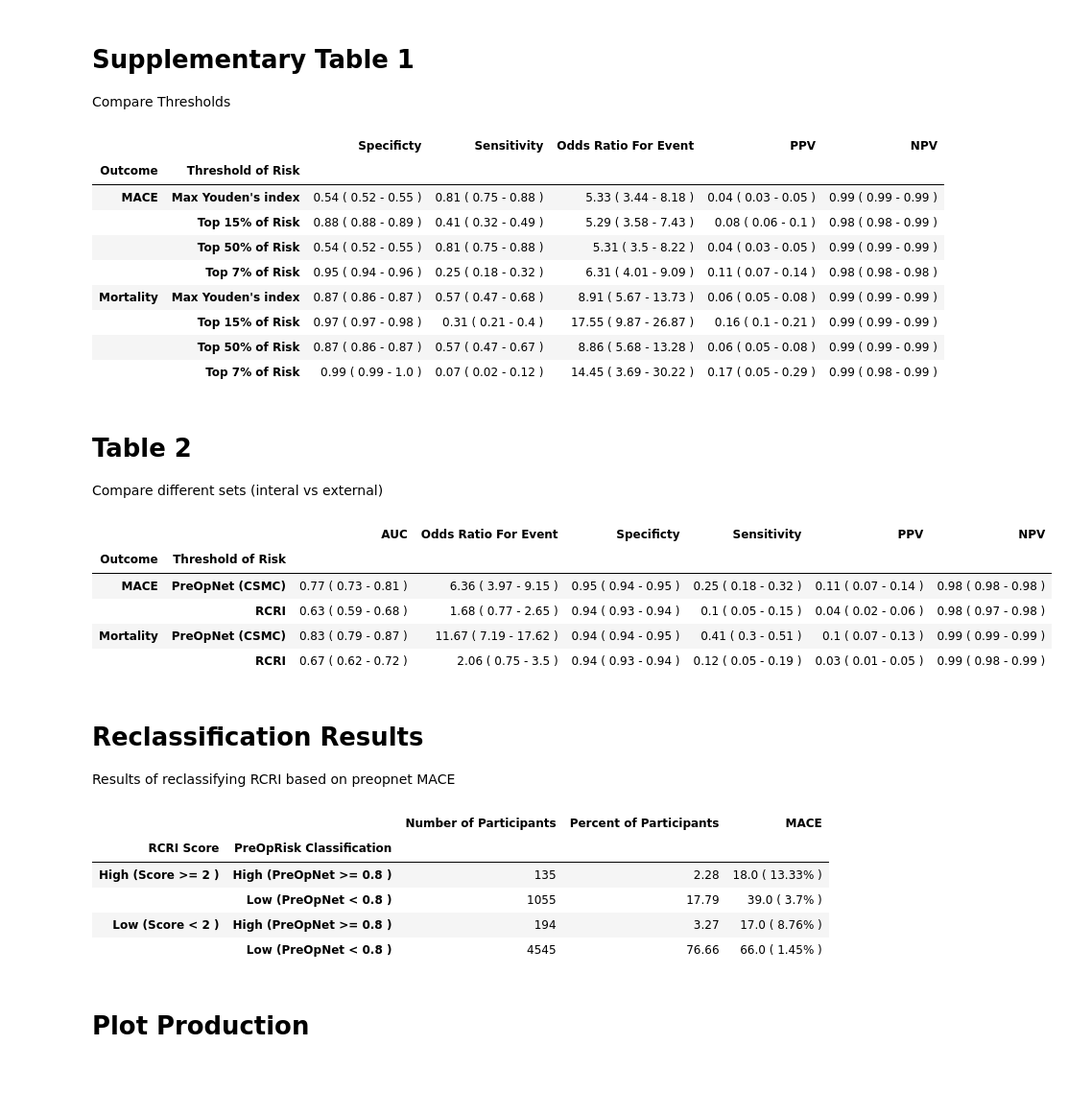
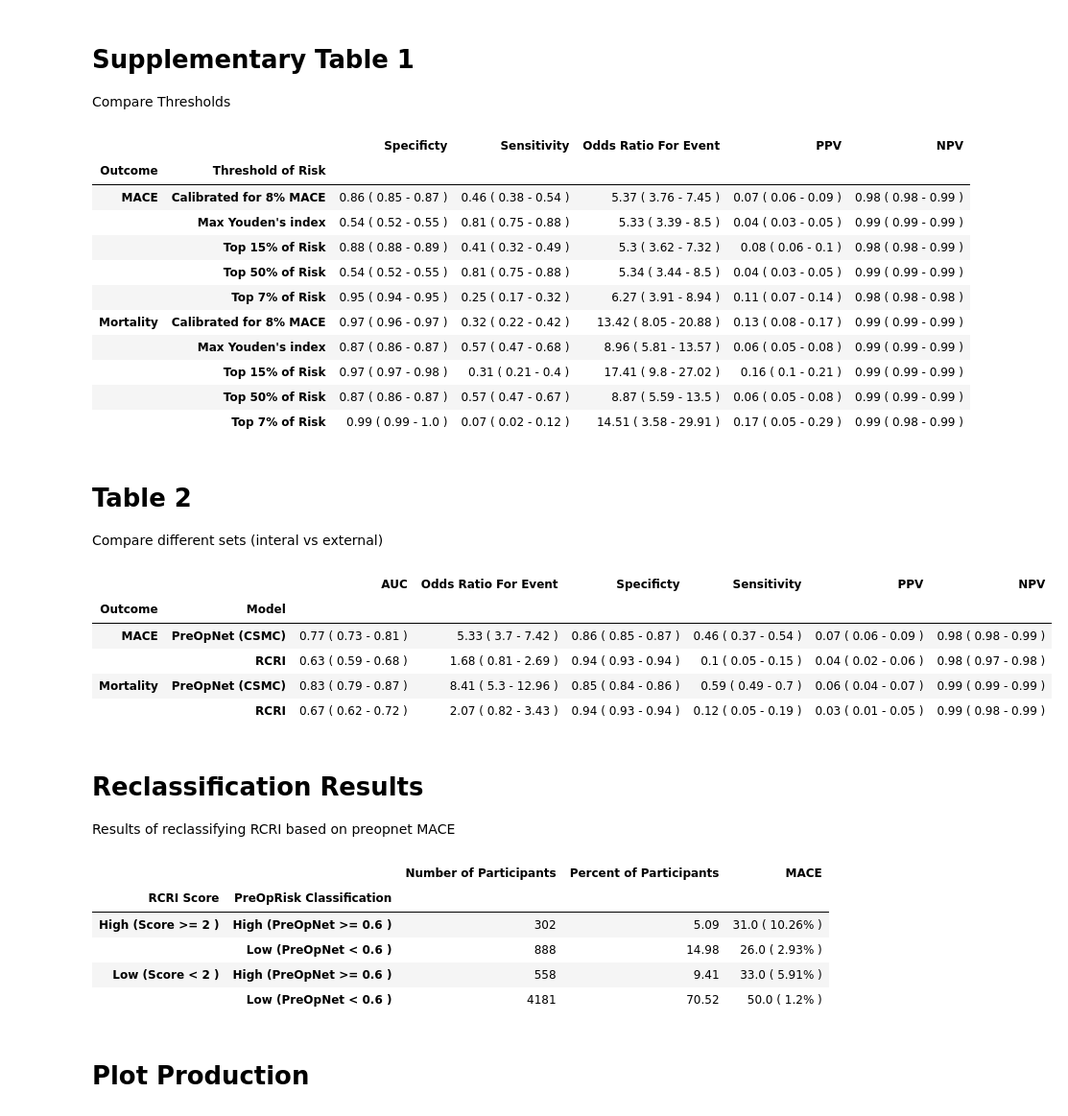
Before and after one commit to ecg-net/PreOpNet, a Jupyter notebook: Model Performance Analysis.ipynb, the cells around one changed output. Shown: that part at 96% size. Cells and saved outputs as stored; diff of their text form; code cells hidden in the pictures; blank space fills up the shorter version.

```diff
--- a/Model Performance Analysis.ipynb
+++ b/Model Performance Analysis.ipynb
@@ -22,6 +22,7 @@ test = pd.read_csv("Test Set.csv")
 # %%
 threshold_of_risk = { # MACE, Mortality. All numbers derrived from VAL
     'Top 7% of Risk':[0.8012191462516784,0.5127009725570678],
+    'Calibrated for 8% MACE':[0.60105045,0.28922762],
     'Top 15% of Risk':[0.6455605030059813,0.3352705240249634],
     'Top 50% of Risk':[0.327571839094162,0.07675295323133469],
     "Max Youden's index":[0.32820358872413635,0.2416664808988571]
@@ -29,8 +30,8 @@ threshold_of_risk = { # MACE, Mortality. All numbers derrived from VAL
 # %% [markdown]
 # Specify Thresholds for mortality and mace and RCRI
 # %%
-pre_opnet_thresh_mort = threshold_of_risk['Top 7% of Risk'][1]
-pre_opnet_thresh_mace = threshold_of_risk['Top 7% of Risk'][0]
+pre_opnet_thresh_mort = threshold_of_risk['Calibrated for 8% MACE'][1]
+pre_opnet_thresh_mace = threshold_of_risk['Calibrated for 8% MACE'][0]
 rcri_thresh = 2
 # %%
 def auprc(y,x):
@@ -127,14 +128,16 @@ suptable1.groupby(['Outcome','Threshold of Risk']).first()
 # %% [output]
 |  |  | Specificty | Sensitivity | Odds Ratio For Event | PPV | NPV |
 | Outcome | Threshold of Risk |  |  |  |  |  |
-| MACE | Max Youden's index | 0.54 ( 0.52 - 0.55 ) | 0.81 ( 0.75 - 0.88 ) | 5.33 ( 3.44 - 8.18 ) | 0.04 ( 0.03 - 0.05 ) | 0.99 ( 0.99 - 0.99 ) |
-|  | Top 15% of Risk | 0.88 ( 0.88 - 0.89 ) | 0.41 ( 0.32 - 0.49 ) | 5.29 ( 3.58 - 7.43 ) | 0.08 ( 0.06 - 0.1 ) | 0.98 ( 0.98 - 0.99 ) |
-|  | Top 50% of Risk | 0.54 ( 0.52 - 0.55 ) | 0.81 ( 0.75 - 0.88 ) | 5.31 ( 3.5 - 8.22 ) | 0.04 ( 0.03 - 0.05 ) | 0.99 ( 0.99 - 0.99 ) |
-|  | Top 7% of Risk | 0.95 ( 0.94 - 0.96 ) | 0.25 ( 0.18 - 0.32 ) | 6.31 ( 4.01 - 9.09 ) | 0.11 ( 0.07 - 0.14 ) | 0.98 ( 0.98 - 0.98 ) |
-| Mortality | Max Youden's index | 0.87 ( 0.86 - 0.87 ) | 0.57 ( 0.47 - 0.68 ) | 8.91 ( 5.67 - 13.73 ) | 0.06 ( 0.05 - 0.08 ) | 0.99 ( 0.99 - 0.99 ) |
-|  | Top 15% of Risk | 0.97 ( 0.97 - 0.98 ) | 0.31 ( 0.21 - 0.4 ) | 17.55 ( 9.87 - 26.87 ) | 0.16 ( 0.1 - 0.21 ) | 0.99 ( 0.99 - 0.99 ) |
-|  | Top 50% of Risk | 0.87 ( 0.86 - 0.87 ) | 0.57 ( 0.47 - 0.67 ) | 8.86 ( 5.68 - 13.28 ) | 0.06 ( 0.05 - 0.08 ) | 0.99 ( 0.99 - 0.99 ) |
-|  | Top 7% of Risk | 0.99 ( 0.99 - 1.0 ) | 0.07 ( 0.02 - 0.12 ) | 14.45 ( 3.69 - 30.22 ) | 0.17 ( 0.05 - 0.29 ) | 0.99 ( 0.98 - 0.99 ) |
+| MACE | Calibrated for 8% MACE | 0.86 ( 0.85 - 0.87 ) | 0.46 ( 0.38 - 0.54 ) | 5.37 ( 3.76 - 7.45 ) | 0.07 ( 0.06 - 0.09 ) | 0.98 ( 0.98 - 0.99 ) |
+|  | Max Youden's index | 0.54 ( 0.52 - 0.55 ) | 0.81 ( 0.75 - 0.88 ) | 5.33 ( 3.39 - 8.5 ) | 0.04 ( 0.03 - 0.05 ) | 0.99 ( 0.99 - 0.99 ) |
+|  | Top 15% of Risk | 0.88 ( 0.88 - 0.89 ) | 0.41 ( 0.32 - 0.49 ) | 5.3 ( 3.62 - 7.32 ) | 0.08 ( 0.06 - 0.1 ) | 0.98 ( 0.98 - 0.99 ) |
+|  | Top 50% of Risk | 0.54 ( 0.52 - 0.55 ) | 0.81 ( 0.75 - 0.88 ) | 5.34 ( 3.44 - 8.5 ) | 0.04 ( 0.03 - 0.05 ) | 0.99 ( 0.99 - 0.99 ) |
+|  | Top 7% of Risk | 0.95 ( 0.94 - 0.95 ) | 0.25 ( 0.17 - 0.32 ) | 6.27 ( 3.91 - 8.94 ) | 0.11 ( 0.07 - 0.14 ) | 0.98 ( 0.98 - 0.98 ) |
+| Mortality | Calibrated for 8% MACE | 0.97 ( 0.96 - 0.97 ) | 0.32 ( 0.22 - 0.42 ) | 13.42 ( 8.05 - 20.88 ) | 0.13 ( 0.08 - 0.17 ) | 0.99 ( 0.99 - 0.99 ) |
+|  | Max Youden's index | 0.87 ( 0.86 - 0.87 ) | 0.57 ( 0.47 - 0.68 ) | 8.96 ( 5.81 - 13.57 ) | 0.06 ( 0.05 - 0.08 ) | 0.99 ( 0.99 - 0.99 ) |
+|  | Top 15% of Risk | 0.97 ( 0.97 - 0.98 ) | 0.31 ( 0.21 - 0.4 ) | 17.41 ( 9.8 - 27.02 ) | 0.16 ( 0.1 - 0.21 ) | 0.99 ( 0.99 - 0.99 ) |
+|  | Top 50% of Risk | 0.87 ( 0.86 - 0.87 ) | 0.57 ( 0.47 - 0.67 ) | 8.87 ( 5.59 - 13.5 ) | 0.06 ( 0.05 - 0.08 ) | 0.99 ( 0.99 - 0.99 ) |
+|  | Top 7% of Risk | 0.99 ( 0.99 - 1.0 ) | 0.07 ( 0.02 - 0.12 ) | 14.51 ( 3.58 - 29.91 ) | 0.17 ( 0.05 - 0.29 ) | 0.99 ( 0.98 - 0.99 ) |
 # %% [markdown]
 # Table 2
 
@@ -167,40 +170,40 @@ for mod_out in tqdm(model_outcome):
             x,y = test['MACE'],test['RCRI_Score']
     else:
         if 'Mortality' in out:
             thresh = pre_opnet_thresh_mort
             if 'CSMC' in model:
                 x,y = test['Mort'],test['Mort_pred']
 
         if 'MACE' in out:
             thresh = pre_opnet_thresh_mace
             if 'CSMC' in model:
                 x,y = test['MACE'],1*test['MACE_pred']
 
 
     sens,spec,f1,oddr,PPV,NPV,aucs = bootstrap(x,y,thresh)
 
 
     outcome_df.append(out)
     model_df.append(model)
     auc_df.append(textify(aucs))
     Specificity_df.append(textify(spec))
     Sens_df.append(textify(sens))
     oddr_df.append(textify(oddr))
     ppv_df.append(textify(PPV))
     npv_df.append(textify(NPV))
-table2 = pd.DataFrame({"Outcome":outcome_df,"Threshold of Risk":model_df,'AUC':auc_df,
+table2 = pd.DataFrame({"Outcome":outcome_df,"Model":model_df,'AUC':auc_df,
                        'Odds Ratio For Event':oddr_df,
                       'Specificty':Specificity_df,'Sensitivity':Sens_df,
                       'PPV':ppv_df,'NPV':npv_df}
                      )
-table2.groupby(['Outcome','Threshold of Risk']).first()
+table2.groupby(['Outcome','Model']).first()
 # %% [output]
 |  |  | AUC | Odds Ratio For Event | Specificty | Sensitivity | PPV | NPV |
-| Outcome | Threshold of Risk |  |  |  |  |  |  |
-| MACE | PreOpNet (CSMC) | 0.77 ( 0.73 - 0.81 ) | 6.36 ( 3.97 - 9.15 ) | 0.95 ( 0.94 - 0.95 ) | 0.25 ( 0.18 - 0.32 ) | 0.11 ( 0.07 - 0.14 ) | 0.98 ( 0.98 - 0.98 ) |
-|  | RCRI | 0.63 ( 0.59 - 0.68 ) | 1.68 ( 0.77 - 2.65 ) | 0.94 ( 0.93 - 0.94 ) | 0.1 ( 0.05 - 0.15 ) | 0.04 ( 0.02 - 0.06 ) | 0.98 ( 0.97 - 0.98 ) |
-| Mortality | PreOpNet (CSMC) | 0.83 ( 0.79 - 0.87 ) | 11.67 ( 7.19 - 17.62 ) | 0.94 ( 0.94 - 0.95 ) | 0.41 ( 0.3 - 0.51 ) | 0.1 ( 0.07 - 0.13 ) | 0.99 ( 0.99 - 0.99 ) |
-|  | RCRI | 0.67 ( 0.62 - 0.72 ) | 2.06 ( 0.75 - 3.5 ) | 0.94 ( 0.93 - 0.94 ) | 0.12 ( 0.05 - 0.19 ) | 0.03 ( 0.01 - 0.05 ) | 0.99 ( 0.98 - 0.99 ) |
+| Outcome | Model |  |  |  |  |  |  |
+| MACE | PreOpNet (CSMC) | 0.77 ( 0.73 - 0.81 ) | 5.33 ( 3.7 - 7.42 ) | 0.86 ( 0.85 - 0.87 ) | 0.46 ( 0.37 - 0.54 ) | 0.07 ( 0.06 - 0.09 ) | 0.98 ( 0.98 - 0.99 ) |
+|  | RCRI | 0.63 ( 0.59 - 0.68 ) | 1.68 ( 0.81 - 2.69 ) | 0.94 ( 0.93 - 0.94 ) | 0.1 ( 0.05 - 0.15 ) | 0.04 ( 0.02 - 0.06 ) | 0.98 ( 0.97 - 0.98 ) |
+| Mortality | PreOpNet (CSMC) | 0.83 ( 0.79 - 0.87 ) | 8.41 ( 5.3 - 12.96 ) | 0.85 ( 0.84 - 0.86 ) | 0.59 ( 0.49 - 0.7 ) | 0.06 ( 0.04 - 0.07 ) | 0.99 ( 0.99 - 0.99 ) |
+|  | RCRI | 0.67 ( 0.62 - 0.72 ) | 2.07 ( 0.82 - 3.43 ) | 0.94 ( 0.93 - 0.94 ) | 0.12 ( 0.05 - 0.19 ) | 0.03 ( 0.01 - 0.05 ) | 0.99 ( 0.98 - 0.99 ) |
 # %% [markdown]
 # Reclassification Results
 
@@ -250,10 +253,10 @@ reclass.groupby(['RCRI Score','PreOpRisk Classification']).first()
 # %% [output]
 |  |  | Number of Participants | Percent of Participants | MACE |
 | RCRI Score | PreOpRisk Classification |  |  |  |
-| High (Score >= 2 ) | High (PreOpNet >= 0.8 ) | 135 | 2.28 | 18.0 ( 13.33% ) |
-|  | Low (PreOpNet < 0.8 ) | 1055 | 17.79 | 39.0 ( 3.7% ) |
-| Low (Score < 2 ) | High (PreOpNet >= 0.8 ) | 194 | 3.27 | 17.0 ( 8.76% ) |
-|  | Low (PreOpNet < 0.8 ) | 4545 | 76.66 | 66.0 ( 1.45% ) |
+| High (Score >= 2 ) | High (PreOpNet >= 0.6 ) | 302 | 5.09 | 31.0 ( 10.26% ) |
+|  | Low (PreOpNet < 0.6 ) | 888 | 14.98 | 26.0 ( 2.93% ) |
+| Low (Score < 2 ) | High (PreOpNet >= 0.6 ) | 558 | 9.41 | 33.0 ( 5.91% ) |
+|  | Low (PreOpNet < 0.6 ) | 4181 | 70.52 | 50.0 ( 1.2% ) |
 # %% [markdown]
 # Plot Production
 # %%
```
